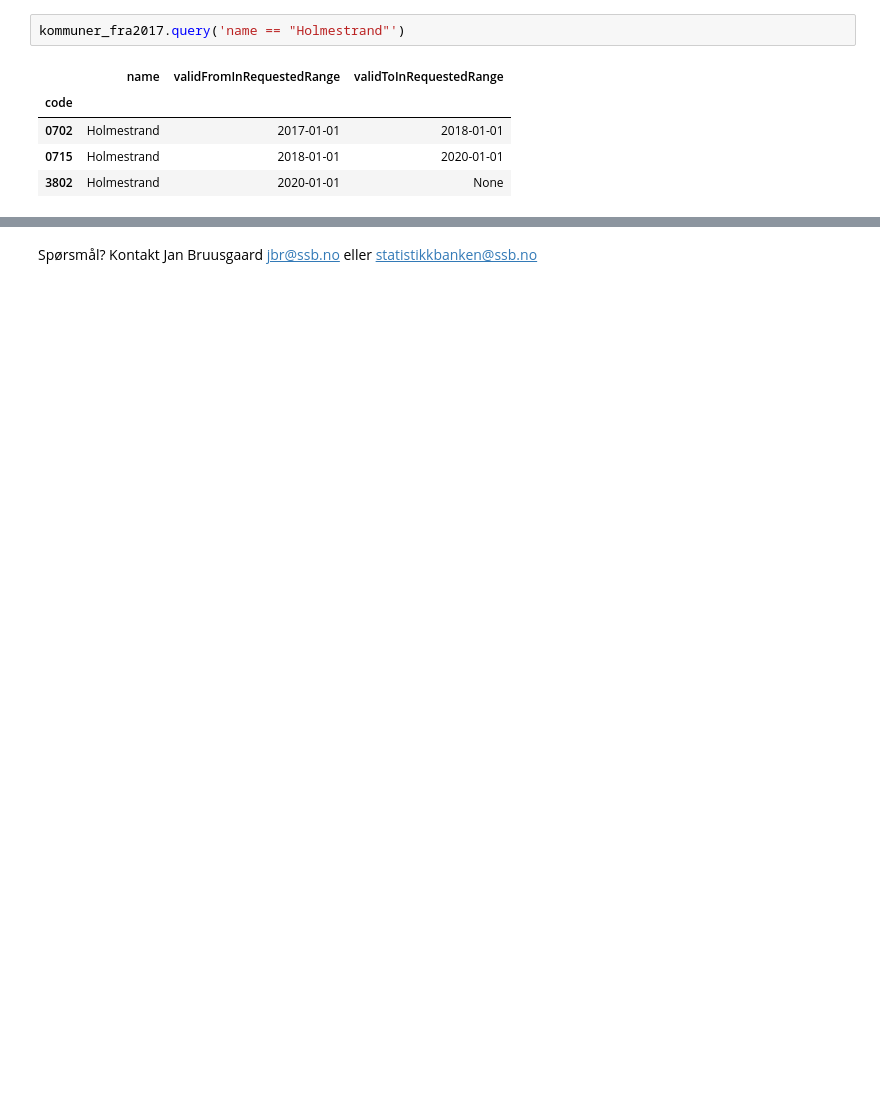
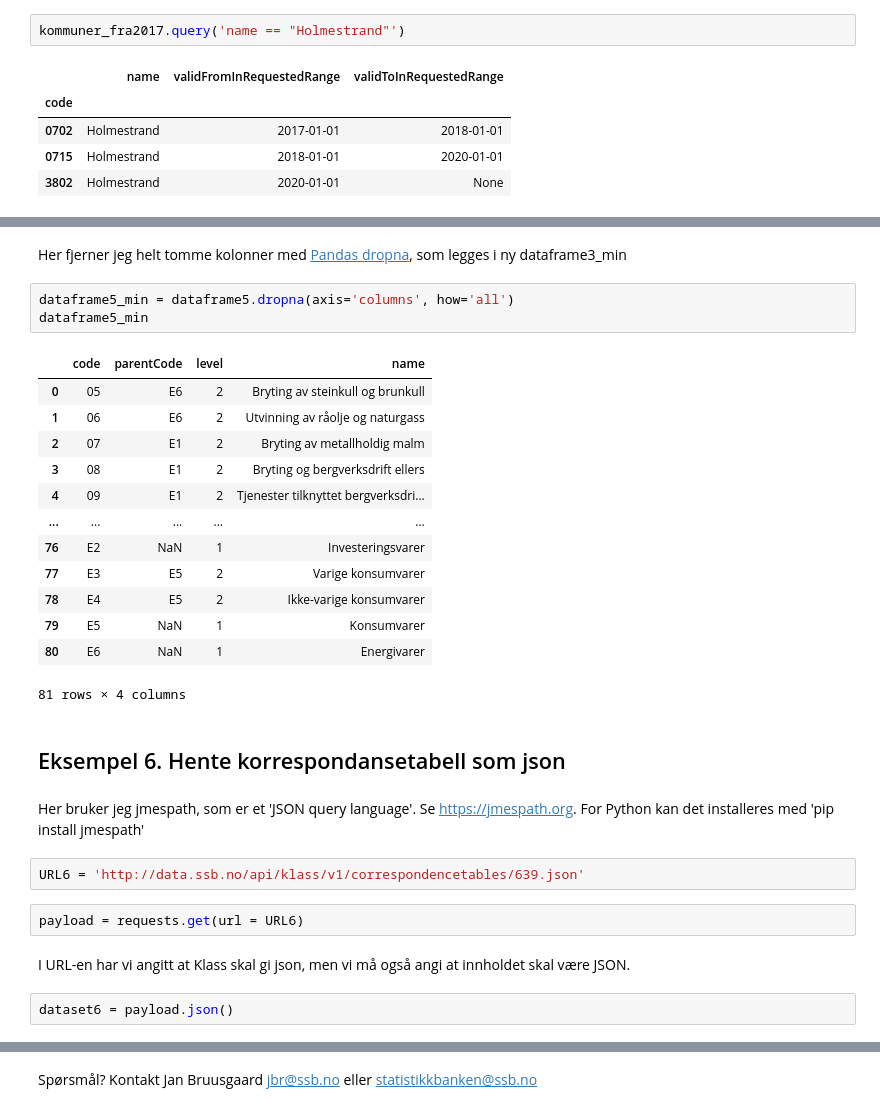
Before and after one commit to janbrus/ssb-api-python-examples, a Jupyter notebook: klass_kommune2020.ipynb, the cells around one changed output, grey strips where cells are left out. Drawn from its saved outputs; the diff is of its cells as text; blank space fills up the shorter version.

```diff
--- a/klass_kommune2020.ipynb
+++ b/klass_kommune2020.ipynb
@@ -136,0 +233,31 @@ kommuner_fra2017.query('name == "Holmestrand"')
+# %% [markdown]
+Her fjerner jeg helt tomme kolonner med [Pandas dropna]('https://pandas.pydata.org/pandas-docs/stable/reference/api/pandas.DataFrame.dropna.html'), som legges i ny dataframe3_min
+# %%
+dataframe5_min = dataframe5.dropna(axis='columns', how='all')
+dataframe5_min
+# %% [output]
+|  | code | parentCode | level | name |
+| 0 | 05 | E6 | 2 | Bryting av steinkull og brunkull |
+| 1 | 06 | E6 | 2 | Utvinning av råolje og naturgass |
+| 2 | 07 | E1 | 2 | Bryting av metallholdig malm |
+| 3 | 08 | E1 | 2 | Bryting og bergverksdrift ellers |
+| 4 | 09 | E1 | 2 | Tjenester tilknyttet bergverksdri... |
+| ... | ... | ... | ... | ... |
+| 76 | E2 | NaN | 1 | Investeringsvarer |
+| 77 | E3 | E5 | 2 | Varige konsumvarer |
+| 78 | E4 | E5 | 2 | Ikke-varige konsumvarer |
+| 79 | E5 | NaN | 1 | Konsumvarer |
+| 80 | E6 | NaN | 1 | Energivarer |
+81 rows × 4 columns
+# %% [markdown]
+## Eksempel 6. Hente korrespondansetabell som json
+# %% [markdown]
+Her bruker jeg jmespath, som er et 'JSON query language'. Se https://jmespath.org. For Python kan det installeres med 'pip install jmespath'
+# %%
+URL6 = 'http://data.ssb.no/api/klass/v1/correspondencetables/639.json'
+# %%
+payload = requests.get(url = URL6)
+# %% [markdown]
+I URL-en har vi angitt at Klass skal gi json, men vi må også angi at innholdet skal være JSON.
+# %%
+dataset6 = payload.json()
```
Also changed, not shown: parts of 38 cells of this notebook, 1 other file.
